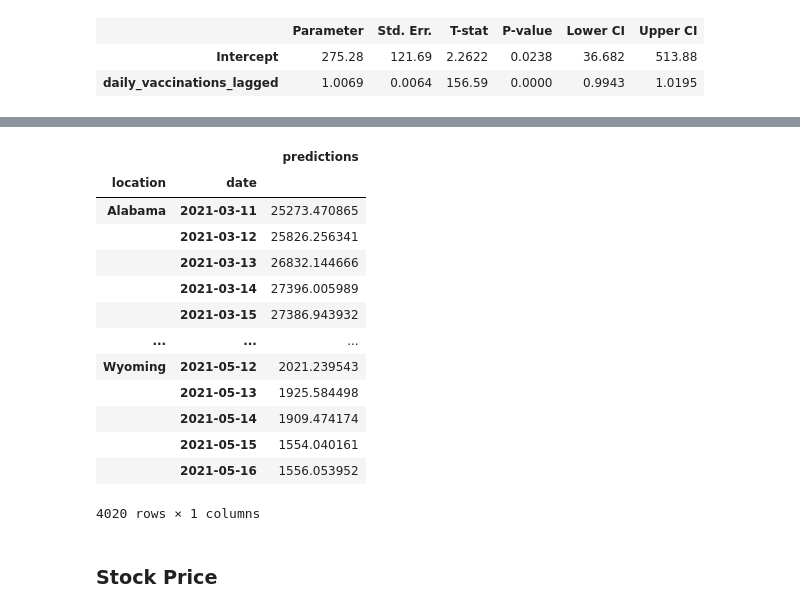
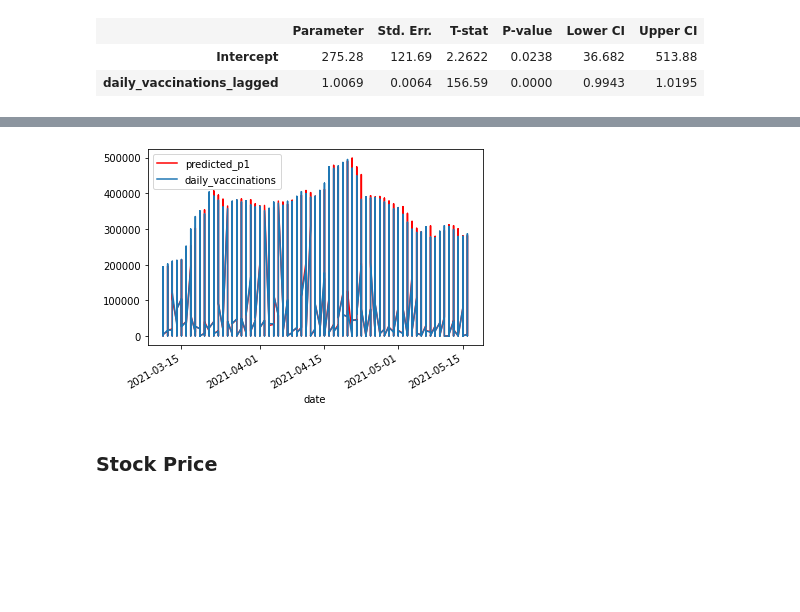
Before and after one commit to juno-yuu/COVID-Vaccine-and-Biotech-industry, a Jupyter notebook: Final_Project_Clean.ipynb, the cells around one changed output, grey strips where cells are left out. Saved outputs shown, nothing was run; the diff lists cells and outputs as text; code cells hidden in the pictures; blank space fills up the shorter version.

```diff
--- a/Final_Project_Clean.ipynb
+++ b/Final_Project_Clean.ipynb
@@ -298,0 +297,3 @@ Name: parameter, dtype: float64
+# %%
+data_panel_test['predicted_p1'] = p1.predict(data = data_panel_test['daily_vaccinations_lagged'])
+data_panel_test = data_panel_test.reset_index()
@@ -299,17 +315,10 @@ Name: parameter, dtype: float64
+# %%
+data_panel_test = data_panel_test.set_index('date')
+# %%
+ax = data_panel_test.plot(y = 'predicted_p1', color = 'red')
+data_panel_test.plot(y = 'daily_vaccinations', ax = ax)
+plt.show()
+# %% [output]
+[figure, added]
 # %%
-p1.predict(data = data_panel_test['daily_vaccinations_lagged'])
+data_panel_test['predicted_p2'] = p2.predict(data = data_panel_test['daily_vaccinations_lagged'])
-# %% [output]
-|  |  | predictions |
-| location | date |  |
-| Alabama | 2021-03-11 | 25273.470865 |
-|  | 2021-03-12 | 25826.256341 |
-|  | 2021-03-13 | 26832.144666 |
-|  | 2021-03-14 | 27396.005989 |
-|  | 2021-03-15 | 27386.943932 |
-| ... | ... | ... |
-| Wyoming | 2021-05-12 | 2021.239543 |
-|  | 2021-05-13 | 1925.584498 |
-|  | 2021-05-14 | 1909.474174 |
-|  | 2021-05-15 | 1554.040161 |
-|  | 2021-05-16 | 1556.053952 |
-4020 rows × 1 columns
```
Also changed, not shown: parts of 7 cells of this notebook.
